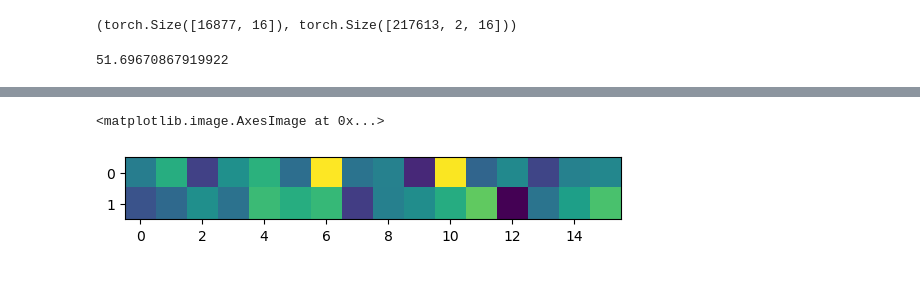
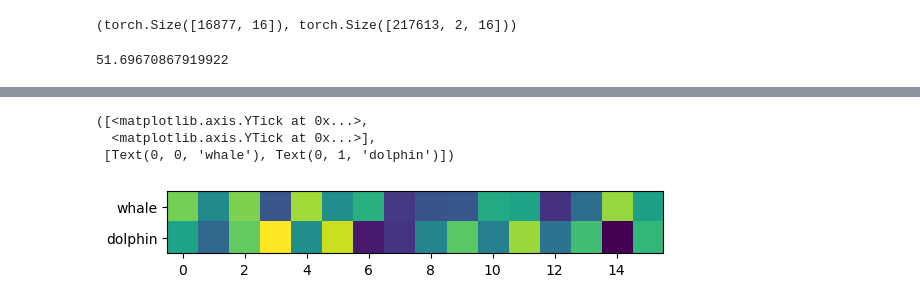
Before and after one commit to jasnyder/text-modeling, a Jupyter notebook: word-embedding.ipynb, the cells around one changed output, grey strips where cells are left out. Saved outputs shown, nothing was run; the diff lists cells and outputs as text; code cells hidden in the pictures.

```diff
--- a/word-embedding.ipynb
+++ b/word-embedding.ipynb
@@ -166,5 +171,10 @@ plt.plot(loss_values)
 # %%
-plt.imshow(torch.stack([C[w_to_i['her']], C[w_to_i['him']]]).detach().numpy())
+words_to_plot = ['him','her','he','she','it','you','me','i']
+words_to_plot = ['whale','dolphin']
+plt.imshow(torch.stack([C[w_to_i[word]] for word in words_to_plot]).detach().numpy())
+plt.yticks(range(len(words_to_plot)), words_to_plot)
 # %% [output]
-<matplotlib.image.AxesImage at 0x...>
+([<matplotlib.axis.YTick at 0x...>,
+  <matplotlib.axis.YTick at 0x...>],
+ [Text(0, 0, 'whale'), Text(0, 1, 'dolphin')])
-[figure, old version]
+[figure, new version]
```
Also changed, not shown: parts of 5 cells of this notebook, 2 other files.
